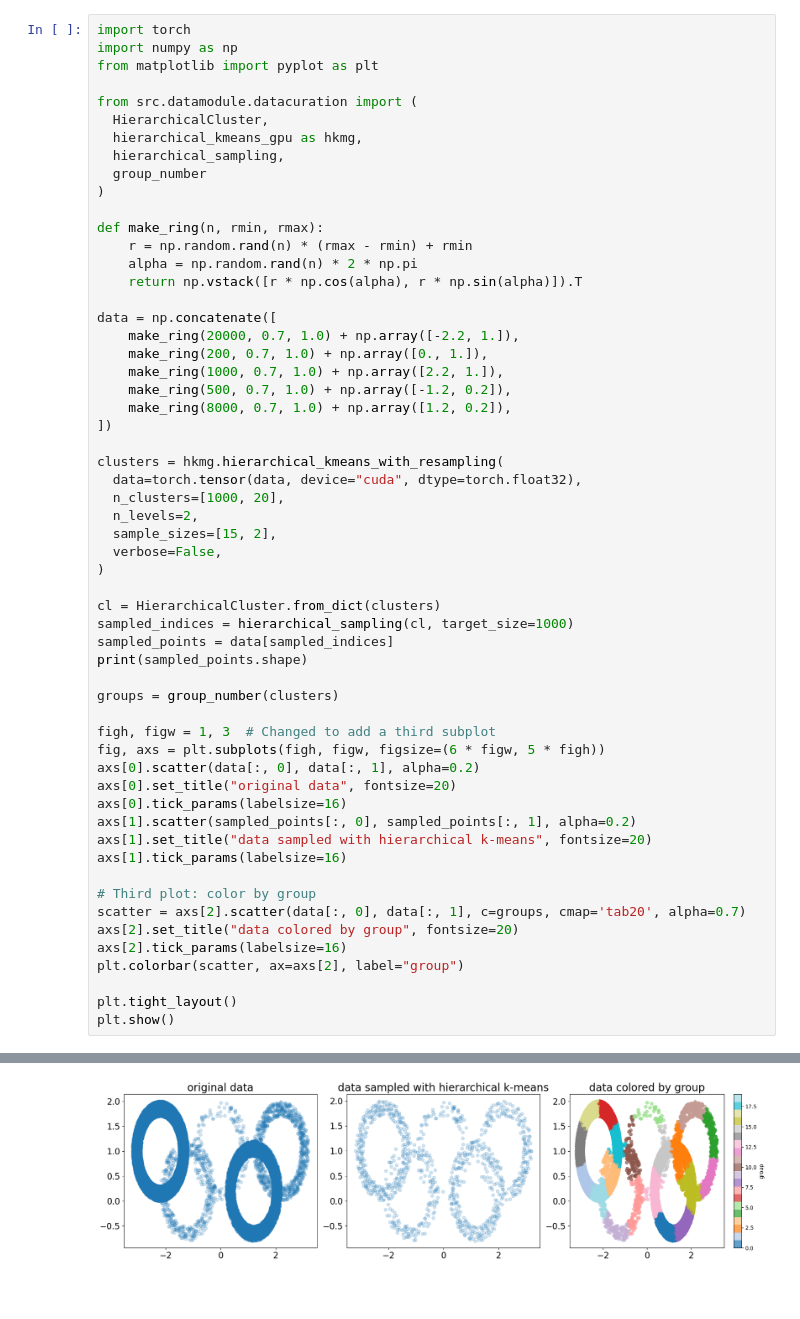
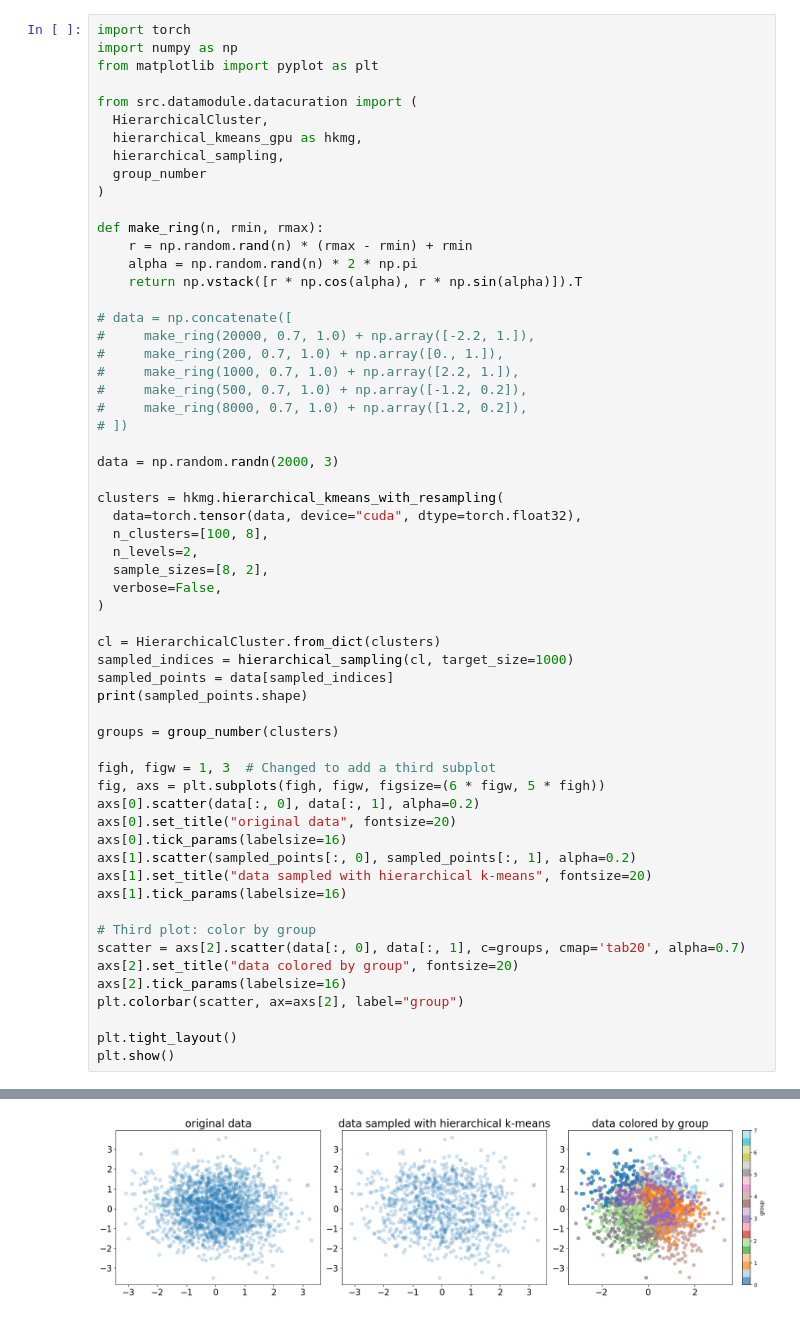
Before and after one commit to project-fairmi/fairmi-framework, a Jupyter notebook: src/projects/group_similarity/test.ipynb, the cells around one changed output, grey strips where cells are left out. Cells and saved outputs as stored; diff of their text form; blank space fills up the shorter version.

```diff
--- a/src/projects/group_similarity/test.ipynb
+++ b/src/projects/group_similarity/test.ipynb
@@ -15,19 +15,21 @@ def make_ring(n, rmin, rmax):
     alpha = np.random.rand(n) * 2 * np.pi
     return np.vstack([r * np.cos(alpha), r * np.sin(alpha)]).T
 
-data = np.concatenate([
-    make_ring(20000, 0.7, 1.0) + np.array([-2.2, 1.]),
-    make_ring(200, 0.7, 1.0) + np.array([0., 1.]),
-    make_ring(1000, 0.7, 1.0) + np.array([2.2, 1.]),
-    make_ring(500, 0.7, 1.0) + np.array([-1.2, 0.2]),
-    make_ring(8000, 0.7, 1.0) + np.array([1.2, 0.2]),
-])
+# data = np.concatenate([
+#     make_ring(20000, 0.7, 1.0) + np.array([-2.2, 1.]),
+#     make_ring(200, 0.7, 1.0) + np.array([0., 1.]),
+#     make_ring(1000, 0.7, 1.0) + np.array([2.2, 1.]),
+#     make_ring(500, 0.7, 1.0) + np.array([-1.2, 0.2]),
+#     make_ring(8000, 0.7, 1.0) + np.array([1.2, 0.2]),
+# ])
+
+data = np.random.randn(2000, 3)
 
 clusters = hkmg.hierarchical_kmeans_with_resampling(
   data=torch.tensor(data, device="cuda", dtype=torch.float32),
-  n_clusters=[1000, 20],
+  n_clusters=[100, 8],
   n_levels=2,
-  sample_sizes=[15, 2],
+  sample_sizes=[8, 2],
   verbose=False,
 )
 
@@ -60 +62 @@ plt.show()
-[figure, old version]
+[figure, new version]
```
Also changed, not shown: parts of 3 cells of this notebook, 5 other files.
